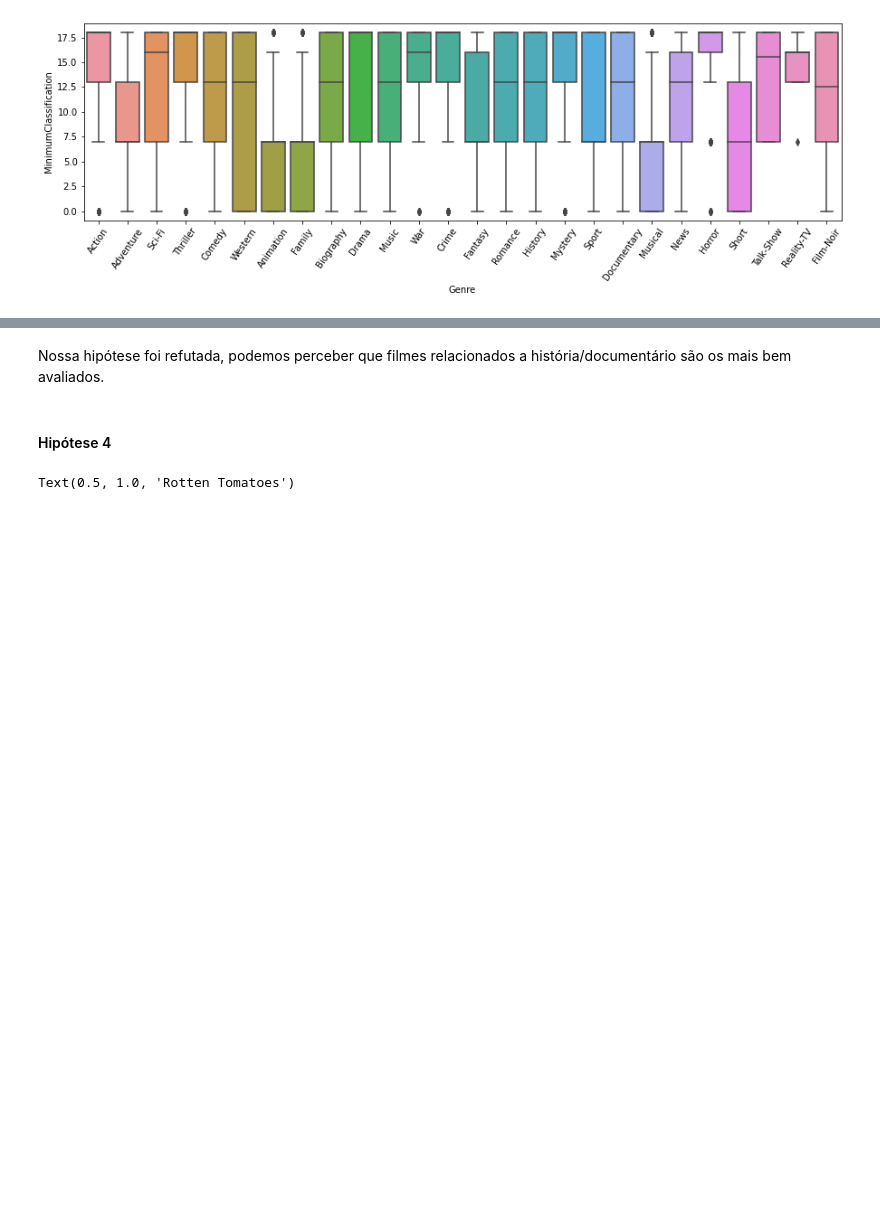
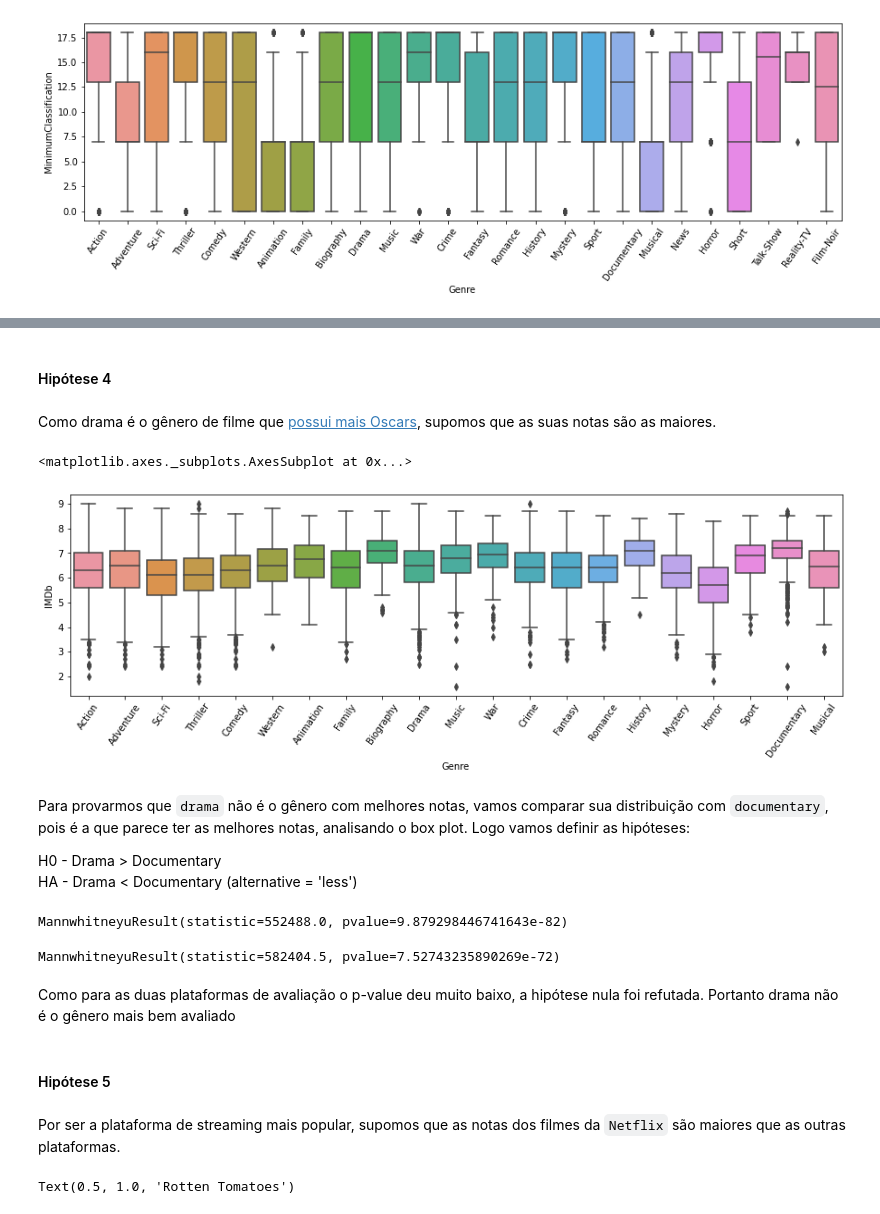
Before and after one commit to JonatasDeOliveira/movie-it, a Jupyter notebook: MovieIt.ipynb, the cells around one changed output, grey strips where cells are left out. Drawn from its saved outputs; the diff is of its cells as text; code cells hidden in the pictures; blank space fills up the shorter version.

```diff
--- a/MovieIt.ipynb
+++ b/MovieIt.ipynb
@@ -807,5 +762,46 @@ sorted_genre_rating_mean[['Genre', 'rating_mean']].plot.barh(x='Genre', ax=axes[
-# %% [markdown]
-Nossa hipótese foi refutada, podemos perceber que filmes relacionados a história/documentário são os mais bem avaliados.
 # %% [markdown]
 #### Hipótese 4
+# %% [markdown]
+Como drama é o gênero de filme que [possui mais Oscars](https://www.bbc.com/portuguese/curiosidades-51390633#:~:text=Drama%20%C3%A9%20o%20g%C3%AAnero%20mais,distribu%C3%ADdas%20entre%20diversos%20g%C3%AAneros%20diferentes), supomos que as suas notas são as maiores.
+# %%
+movies_without_missing_rating = movies_df_processed.where(col('IMDb').isNotNull() & col('RottenTomatoes').isNotNull())\
+                                                   .join(movie_genre_df, movies_df_processed['ID'] == movie_genre_df['ID'])\
+                                                   .select(movies_df_processed['ID'], col('Genre'), col('IMDb'), col('RottenTomatoes'))
+movies_without_missing_rating_pd = movies_without_missing_rating.toPandas()
+# %%
+# vamos remover os outliers (gêneros que possuem poucos filmes)
+genres_count = movies_without_missing_rating.groupBy('Genre').agg(count('ID').alias('total')).select('Genre', 'total')
+non_outliers_genres = genres_count.where(col('total') >= genres_count.approxQuantile('total',[0.25], 0)[0]).select('Genre').rdd.map(lambda row : row[0]).collect()
+# %%
+non_outliers_genre_movies = movies_without_missing_rating_pd[movies_without_missing_rating_pd['Genre'].isin(non_outliers_genres)]
+fig, axes = plt.subplots(figsize=(15, 4))
+for tick in axes.get_xticklabels():
+    tick.set_rotation(55)
+sns.boxplot(x='Genre', y='IMDb', data=non_outliers_genre_movies, ax=axes)
+# %% [output]
+<matplotlib.axes._subplots.AxesSubplot at 0x...>
+[figure, added]
+# %% [markdown]
+Para provarmos que `drama` não é o gênero com melhores notas, vamos comparar sua distribuição com `documentary`, pois é a que parece ter as melhores notas, analisando o box plot. Logo vamos definir as hipóteses:
+
+H0 - Drama > Documentary\
+HA - Drama < Documentary (alternative = 'less')
+# %%
+documentary_genre = non_outliers_genre_movies[non_outliers_genre_movies['Genre'] == 'Documentary']
+drama_genre = non_outliers_genre_movies[non_outliers_genre_movies['Genre'] == 'Drama']
+stats.mannwhitneyu(drama_genre['IMDb'], documentary_genre['IMDb'], alternative='less')
+# %% [output]
+MannwhitneyuResult(statistic=552488.0, pvalue=9.879298446741643e-82)
+# %%
+documentary_genre = non_outliers_genre_movies[non_outliers_genre_movies['Genre'] == 'Documentary']
+drama_genre = non_outliers_genre_movies[non_outliers_genre_movies['Genre'] == 'Drama']
+stats.mannwhitneyu(drama_genre['RottenTomatoes'], documentary_genre['RottenTomatoes'], alternative='less')
+# %% [output]
+MannwhitneyuResult(statistic=582404.5, pvalue=7.52743235890269e-72)
+# %% [markdown]
+Como para as duas plataformas de avaliação o p-value deu muito baixo, a hipótese nula foi refutada. Portanto drama não é o gênero mais bem avaliado
+# %% [markdown]
+#### Hipótese 5
+# %% [markdown]
+Por ser a plataforma de streaming mais popular, supomos que as notas dos filmes da `Netflix` são maiores que as outras plataformas.
 # %%
```
Also changed, not shown: parts of 56 cells of this notebook.
